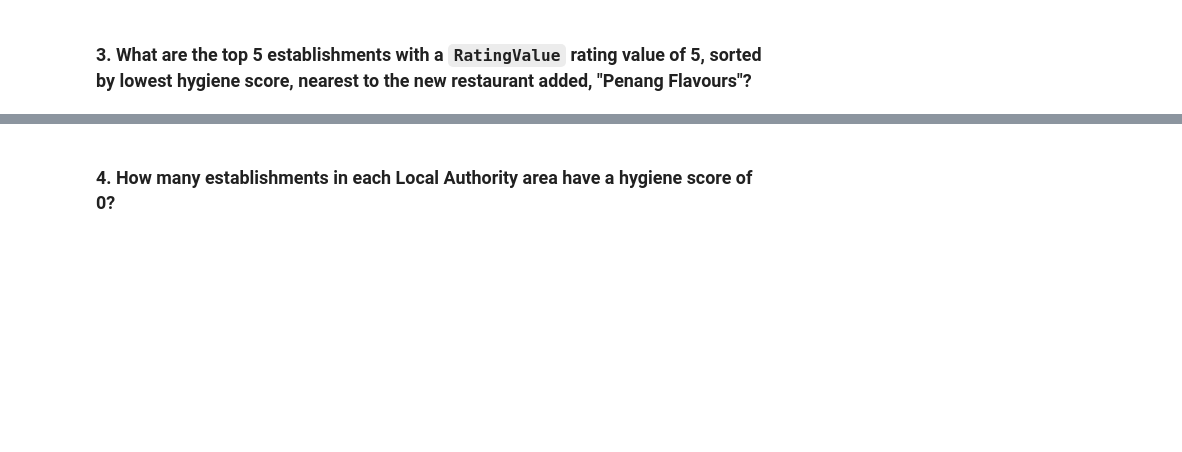
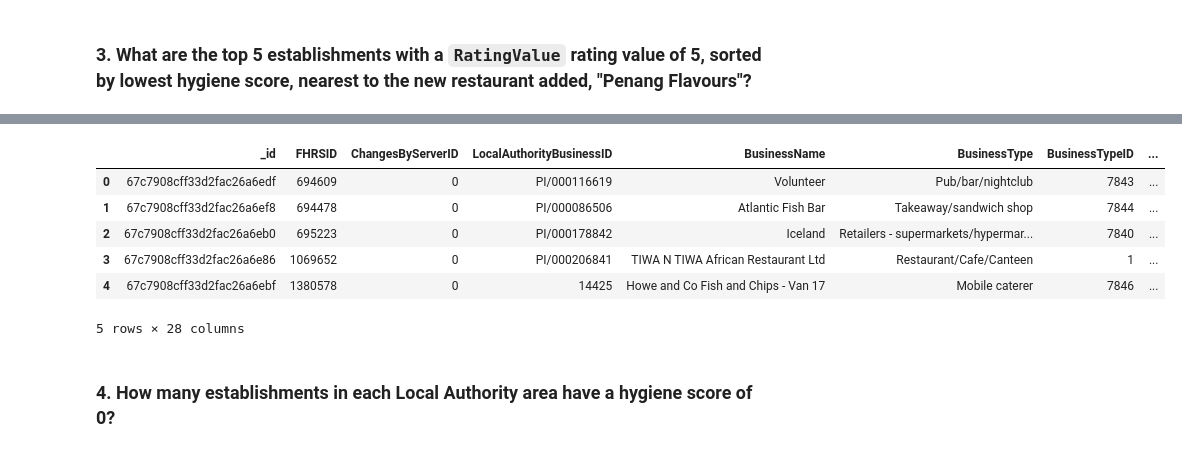
Before and after one commit to xliu77973/nosql-challenge, a Jupyter notebook: Starter_Code/NoSQL_analysis_starter.ipynb, the cells around one changed output, grey strips where cells are left out. Cells and saved outputs as stored; diff of their text form; code cells hidden in the pictures; blank space fills up the shorter version.

```diff
--- a/Starter_Code/NoSQL_analysis_starter.ipynb
+++ b/Starter_Code/NoSQL_analysis_starter.ipynb
@@ -66,11 +149,22 @@ query =
 # Sort by hygiene score
 
 degree_search = 0.01
-latitude =
-longitude =
+latitude = 51.49014200
+longitude = 0.08384000
 
-query =
-sort =
-limit =
+query = {
+    'RatingValue': '5',
+    'geocode.latitude':{
+        '$gte': latitude-degree_search,
+        '$lte': latitude+degree_search
+    },
+    'geocode.longitude': {
+        '$gte': longitude-degree_search,
+        '$lte': longitude+degree_search
+    }
+}
+sort = [('score.Hygiene',1)] #ascending order
+limit = 5
 
 # Print the results
+pprint(list(establishments.find(query).sort(sort). limit(limit)))
@@ -77,5 +189,16 @@ limit =
 # %%
 # Convert result to Pandas DataFrame
+results = establishments.find(query).sort(sort). limit(limit)
+restaurantNearPenangDF = pd.DataFrame(results)
+restaurantNearPenangDF
+# %% [output]
+|  | _id | FHRSID | ChangesByServerID | LocalAuthorityBusinessID | BusinessName | BusinessType | BusinessTypeID | ... |
+| 0 | 67c7908cff33d2fac26a6edf | 694609 | 0 | PI/000116619 | Volunteer | Pub/bar/nightclub | 7843 | ... |
+| 1 | 67c7908cff33d2fac26a6ef8 | 694478 | 0 | PI/000086506 | Atlantic Fish Bar | Takeaway/sandwich shop | 7844 | ... |
+| 2 | 67c7908cff33d2fac26a6eb0 | 695223 | 0 | PI/000178842 | Iceland | Retailers - supermarkets/hypermar... | 7840 | ... |
+| 3 | 67c7908cff33d2fac26a6e86 | 1069652 | 0 | PI/000206841 | TIWA N TIWA African Restaurant Ltd | Restaurant/Cafe/Canteen | 1 | ... |
+| 4 | 67c7908cff33d2fac26a6ebf | 1380578 | 0 | 14425 | Howe and Co Fish and Chips - Van 17 | Mobile caterer | 7846 | ... |
+5 rows × 28 columns
 # %% [markdown]
 ### 4. How many establishments in each Local Authority area have a hygiene score of 0?
 # %%
```
Also changed, not shown: parts of 8 cells of this notebook, 2 other files.
